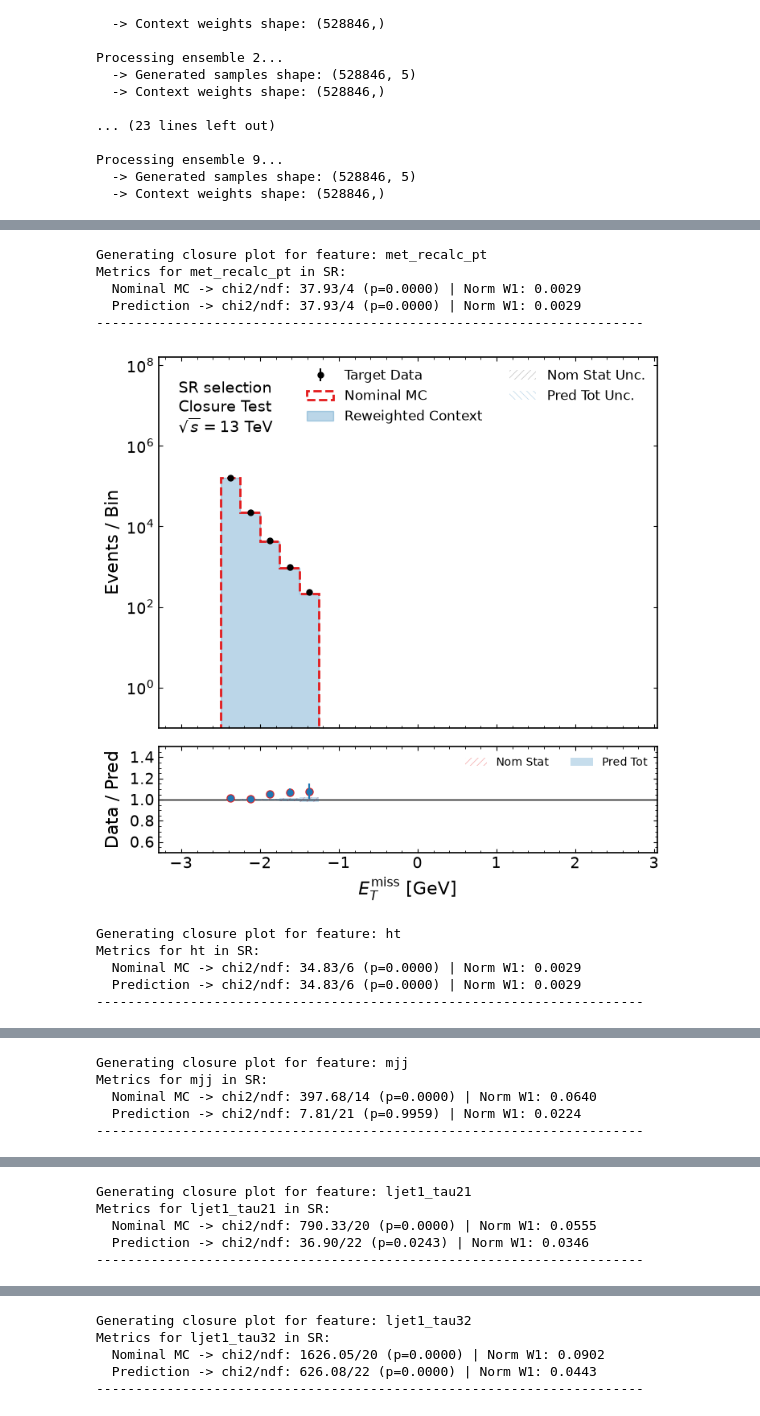
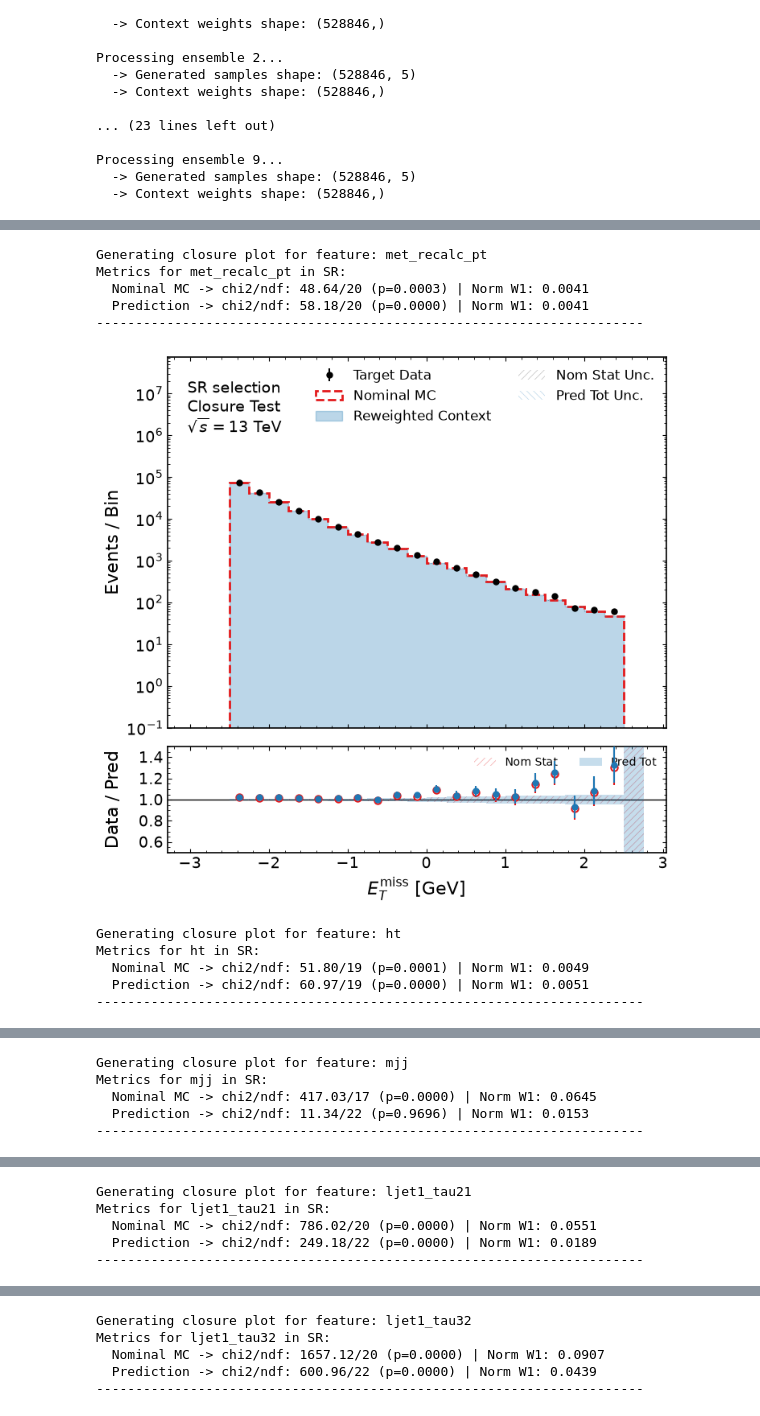
Before and after one commit to sherkaicode/OpenData, a Jupyter notebook: 3_NRAD_TRAIN_Generate_ver2.ipynb, the cells around one changed output, grey strips where cells are left out. Saved outputs shown, nothing was run; the diff lists cells and outputs as text; code cells hidden in the pictures.

Commit message:
Generate Code Final

```diff
--- a/3_NRAD_TRAIN_Generate_ver2.ipynb
+++ b/3_NRAD_TRAIN_Generate_ver2.ipynb
@@ -491,7 +491,7 @@ from matplotlib import gridspec, ticker
 from scipy.stats import chi2 as chi2_stat
 from scipy.stats import wasserstein_distance
 
-def plot_closure_generative(region_name: str, df_mc: pd.DataFrame, df_data: pd.DataFrame, ensemble_results: list, feature: str, features_to_generate: list, force_log: bool = False, custom_bins = None):
+def plot_closure_generative(region_name: str, df_mc: pd.DataFrame, df_data: pd.DataFrame, ensemble_results: list, feature: str, features_to_generate: list, weight_base_name:str, force_log: bool = False, custom_bins = None):
 
     # Thesis/Publication styling settings
     plt.rcParams.update({
@@ -524,6 +524,7 @@ def plot_closure_generative(region_name: str, df_mc: pd.DataFrame, df_data: pd.D
     data_arr = df_data[feature].dropna().to_numpy()
     mc_arr = df_mc[feature].dropna().to_numpy()
 
+    # print(df_mc)
     if len(data_arr) == 0 or len(mc_arr) == 0:
         print(f"Skipping {feature} - Missing data or MC.")
         return
@@ -532,7 +533,7 @@ def plot_closure_generative(region_name: str, df_mc: pd.DataFrame, df_data: pd.D
     data_weights = np.ones_like(data_arr)
 
     # Extract Nominal MC Weights
-    mc_weight_col = "scaled_weight"
+    mc_weight_col = weight_base_name
     raw_weights_mc = df_mc[mc_weight_col].to_numpy() if mc_weight_col else np.ones_like(mc_arr)
 
     # Setup Figure Layout
@@ -732,7 +733,7 @@ all_features_to_plot = context_vars +  [ 'mjj', 'ljet1_tau21', 'ljet1_tau32', 'l
 
 for feature in all_features_to_plot:
     print(f"\nGenerating closure plot for feature: {feature}")
-    plot_closure_generative("CR", mc_test, data_test, ensemble_results, feature, features_to_generate, custom_bins=fixed_bins)
+    plot_closure_generative("CR", mc_test, data_test, ensemble_results, feature, features_to_generate, WEIGHT_COL_NAME, custom_bins=fixed_bins)
 # %% [output]
 Generating closure plot for feature: met_recalc_pt
 Metrics for met_recalc_pt in CR:
@@ -826,7 +829,7 @@ for i in range(N_ENSEMBLES):
 
         # 3. Add the Combined Weights (final_weight * cw)
         df_ens['weight_gen'] = mc_base_weights * cw
-        df_ens['final_weight'] = mc_base_weights  # Store the original MC weights for reference
+        df_ens['scaled_weight'] = mc_base_weights  # Store the original MC weights for reference
 
         df_ens.to_parquet(f"{model_path}/samples/MC_SR_Generate_ens{i}.parquet", index=False)
         # print(df_ens.columns)
@@ -858,18 +877,18 @@ Processing ensemble 9...
 # %%
 # Assuming you generated ensemble_results in the loop from the previous step
 
 for feature in all_features_to_plot:
     print(f"\nGenerating closure plot for feature: {feature}")
-    plot_closure_generative("SR", mc_sr, data_sr, ensemble_results_sr, feature, features_to_generate, custom_bins=fixed_bins)
+    plot_closure_generative("SR", mc_sr, data_sr, ensemble_results_sr, feature, features_to_generate, "final_weight", custom_bins=fixed_bins)
 # %% [output]
 Generating closure plot for feature: met_recalc_pt
 Metrics for met_recalc_pt in SR:
-  Nominal MC -> chi2/ndf: 37.93/4 (p=0.0000) | Norm W1: 0.0029
-  Prediction -> chi2/ndf: 37.93/4 (p=0.0000) | Norm W1: 0.0029
+  Nominal MC -> chi2/ndf: 48.64/20 (p=0.0003) | Norm W1: 0.0041
+  Prediction -> chi2/ndf: 58.18/20 (p=0.0000) | Norm W1: 0.0041
 ----------------------------------------------------------------------
-[figure, old version]
+[figure, new version]
 Generating closure plot for feature: ht
 Metrics for ht in SR:
-  Nominal MC -> chi2/ndf: 34.83/6 (p=0.0000) | Norm W1: 0.0029
-  Prediction -> chi2/ndf: 34.83/6 (p=0.0000) | Norm W1: 0.0029
+  Nominal MC -> chi2/ndf: 51.80/19 (p=0.0001) | Norm W1: 0.0049
+  Prediction -> chi2/ndf: 60.97/19 (p=0.0000) | Norm W1: 0.0051
 ----------------------------------------------------------------------
@@ -877,5 +896,5 @@ Metrics for ht in SR:
 Generating closure plot for feature: mjj
 Metrics for mjj in SR:
-  Nominal MC -> chi2/ndf: 397.68/14 (p=0.0000) | Norm W1: 0.0640
-  Prediction -> chi2/ndf: 7.81/21 (p=0.9959) | Norm W1: 0.0224
+  Nominal MC -> chi2/ndf: 417.03/17 (p=0.0000) | Norm W1: 0.0645
+  Prediction -> chi2/ndf: 11.34/22 (p=0.9696) | Norm W1: 0.0153
 ----------------------------------------------------------------------
@@ -883,5 +902,5 @@ Metrics for mjj in SR:
 Generating closure plot for feature: ljet1_tau21
 Metrics for ljet1_tau21 in SR:
-  Nominal MC -> chi2/ndf: 790.33/20 (p=0.0000) | Norm W1: 0.0555
-  Prediction -> chi2/ndf: 36.90/22 (p=0.0243) | Norm W1: 0.0346
+  Nominal MC -> chi2/ndf: 786.02/20 (p=0.0000) | Norm W1: 0.0551
+  Prediction -> chi2/ndf: 249.18/22 (p=0.0000) | Norm W1: 0.0189
 ----------------------------------------------------------------------
@@ -889,5 +908,5 @@ Metrics for ljet1_tau21 in SR:
 Generating closure plot for feature: ljet1_tau32
 Metrics for ljet1_tau32 in SR:
-  Nominal MC -> chi2/ndf: 1626.05/20 (p=0.0000) | Norm W1: 0.0902
-  Prediction -> chi2/ndf: 626.08/22 (p=0.0000) | Norm W1: 0.0443
+  Nominal MC -> chi2/ndf: 1657.12/20 (p=0.0000) | Norm W1: 0.0907
+  Prediction -> chi2/ndf: 600.96/22 (p=0.0000) | Norm W1: 0.0439
 ----------------------------------------------------------------------
```
Also changed, not shown: parts of 12 cells of this notebook.
